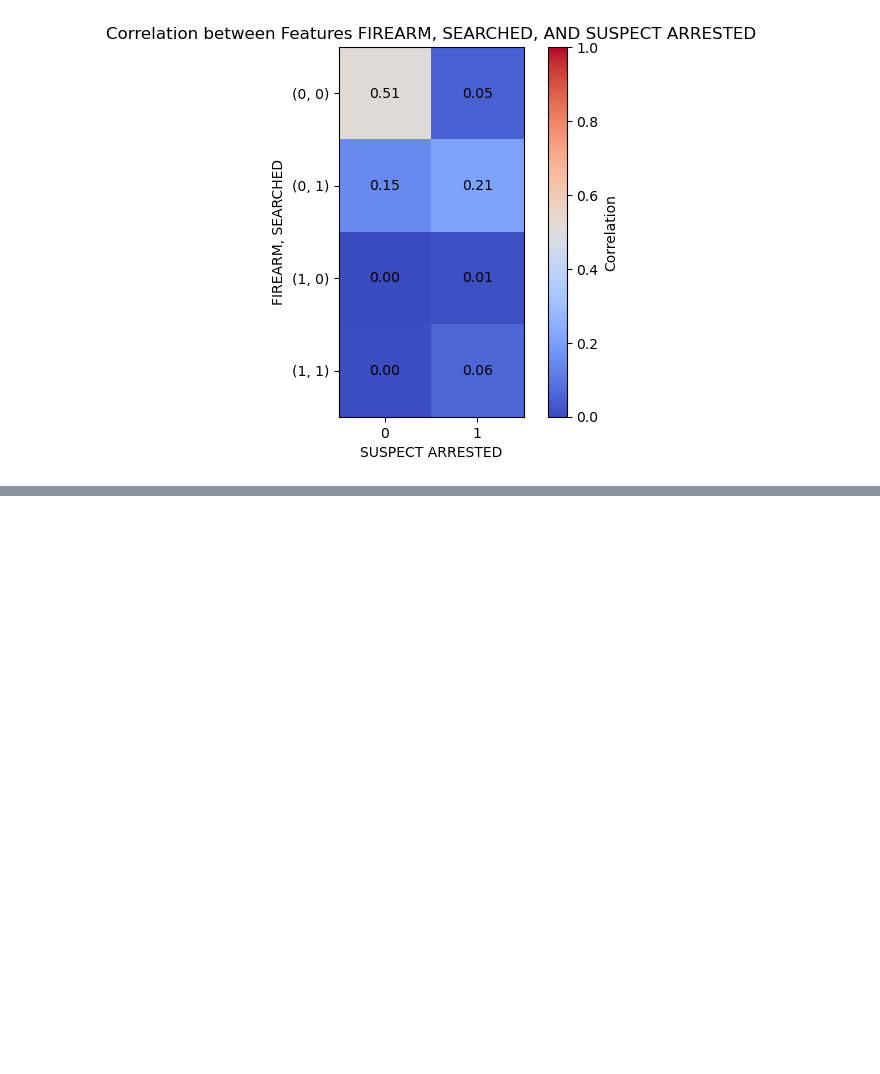
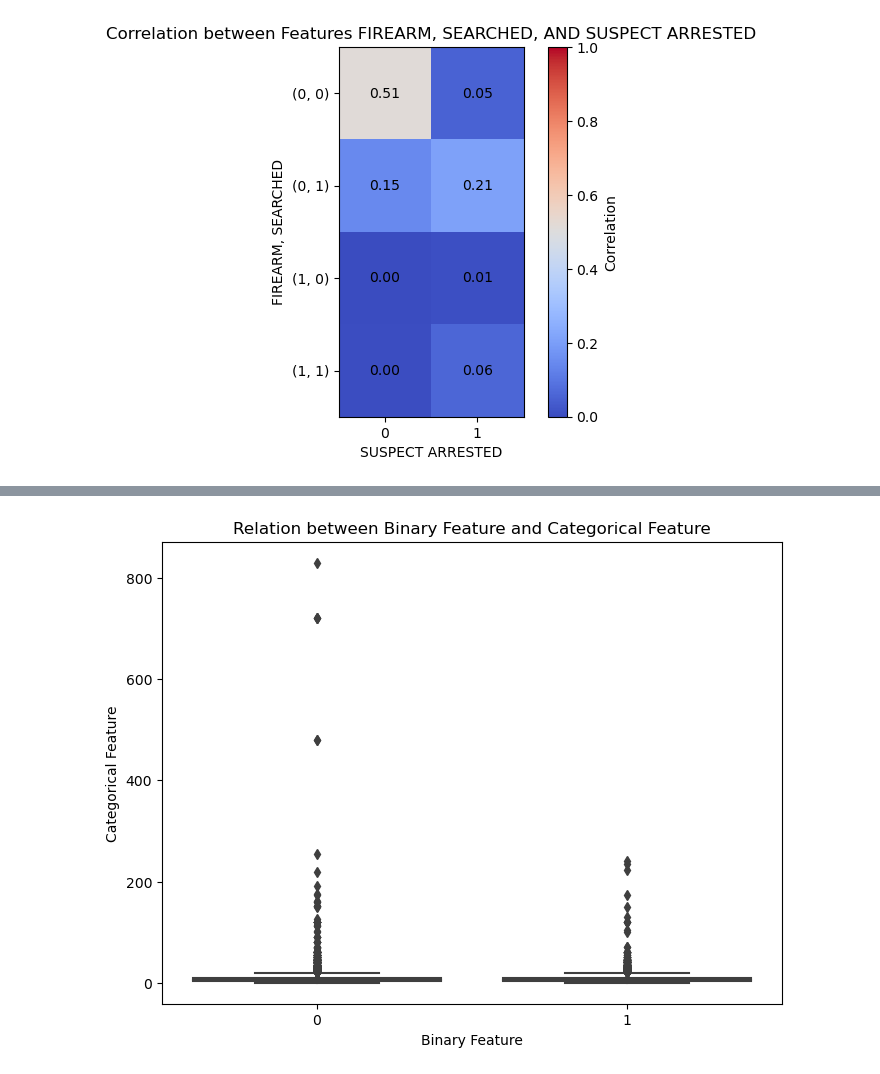
Before and after one commit to RicardoTlatelpa/StopAndFrisk, a Jupyter notebook: final_eda.ipynb, the cells around one changed output, grey strips where cells are left out. Saved outputs shown, nothing was run; the diff lists cells and outputs as text; code cells hidden in the pictures; blank space fills up the shorter version.

```diff
--- a/final_eda.ipynb
+++ b/final_eda.ipynb
@@ -354,0 +349,21 @@ data.head(20)
+# %%
+# Exploring STOP_WAS_INITIATED
+numerical = np.array(data["STOP_DURATION_MINUTES"])
+binary = np.array(data['SUSPECT_ARRESTED_FLAG'])
+
+# Create a DataFrame
+d = pd.DataFrame({'Categorical Feature': numerical, 'Binary Feature': binary})
+
+# Set up the plot
+plt.figure(figsize=(8, 6))
+sns.boxplot(x='Binary Feature', y='Categorical Feature', data=d)
+
+# Set labels and title
+plt.xlabel('Binary Feature')
+plt.ylabel('Categorical Feature')
+plt.title('Relation between Binary Feature and Categorical Feature')
+
+# Display the plot
+plt.show()
+# %% [output]
+[figure, added]
```
Also changed, not shown: parts of 17 cells of this notebook.
